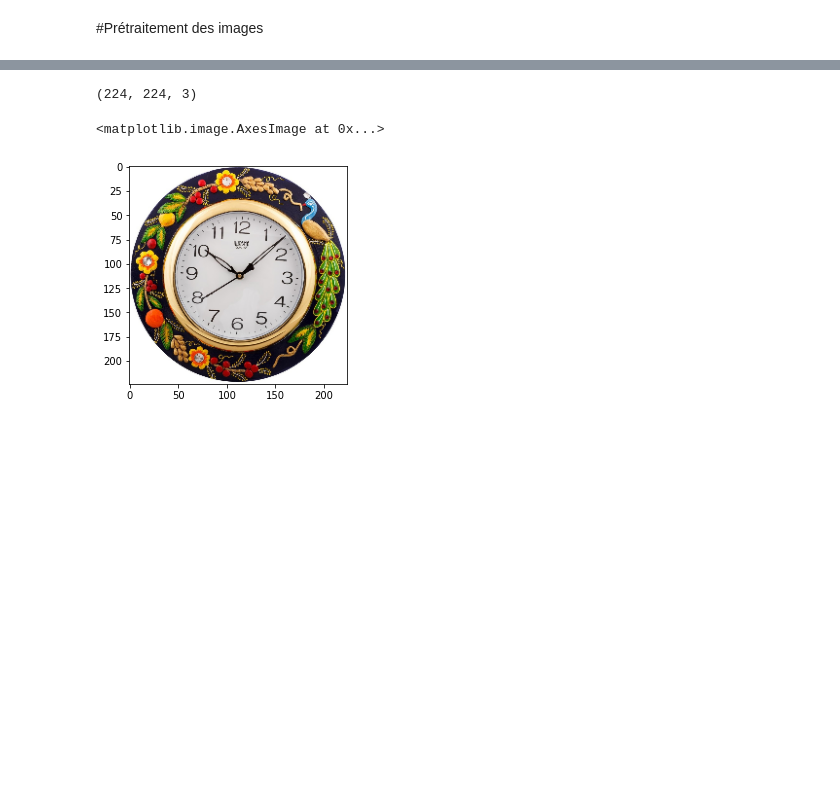
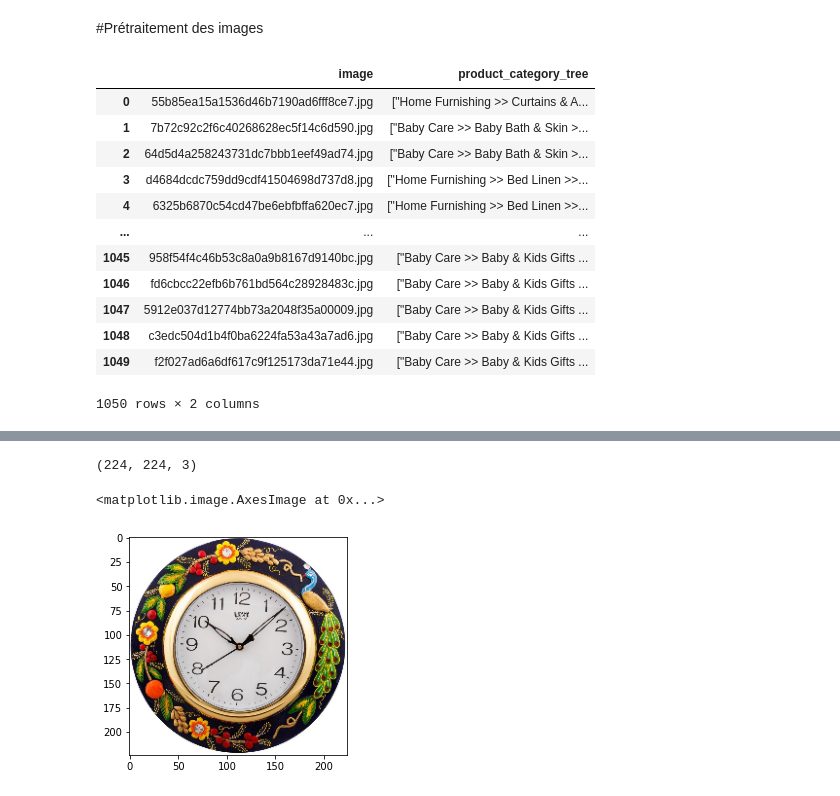
Before and after one commit to AbdulmagedALKHULAIFI/Automatic-classifer-consumer-goods, a Jupyter notebook: p6_2_IMG.ipynb, the cells around one changed output, grey strips where cells are left out. Cells and saved outputs as stored; diff of their text form; code cells hidden in the pictures; blank space fills up the shorter version.

```diff
--- a/p6_2_IMG.ipynb
+++ b/p6_2_IMG.ipynb
@@ -63,4 +53,19 @@ data.head(3)
 # %% [markdown]
 #Prétraitement des images
 # %%
-df_pict = data[['product_name', 'description','image']].copy('deep')
+data = data[['image',"product_category_tree"]].copy('deep')
+data
+# %% [output]
+|  | image | product_category_tree |
+| 0 | 55b85ea15a1536d46b7190ad6fff8ce7.jpg | ["Home Furnishing >> Curtains & A... |
+| 1 | 7b72c92c2f6c40268628ec5f14c6d590.jpg | ["Baby Care >> Baby Bath & Skin >... |
+| 2 | 64d5d4a258243731dc7bbb1eef49ad74.jpg | ["Baby Care >> Baby Bath & Skin >... |
+| 3 | d4684dcdc759dd9cdf41504698d737d8.jpg | ["Home Furnishing >> Bed Linen >>... |
+| 4 | 6325b6870c54cd47be6ebfbffa620ec7.jpg | ["Home Furnishing >> Bed Linen >>... |
+| ... | ... | ... |
+| 1045 | 958f54f4c46b53c8a0a9b8167d9140bc.jpg | ["Baby Care >> Baby & Kids Gifts ... |
+| 1046 | fd6cbcc22efb6b761bd564c28928483c.jpg | ["Baby Care >> Baby & Kids Gifts ... |
+| 1047 | 5912e037d12774bb73a2048f35a00009.jpg | ["Baby Care >> Baby & Kids Gifts ... |
+| 1048 | c3edc504d1b4f0ba6224fa53a43a7ad6.jpg | ["Baby Care >> Baby & Kids Gifts ... |
+| 1049 | f2f027ad6a6df617c9f125173da71e44.jpg | ["Baby Care >> Baby & Kids Gifts ... |
+1050 rows × 2 columns
```
Also changed, not shown: parts of 20 cells of this notebook.
